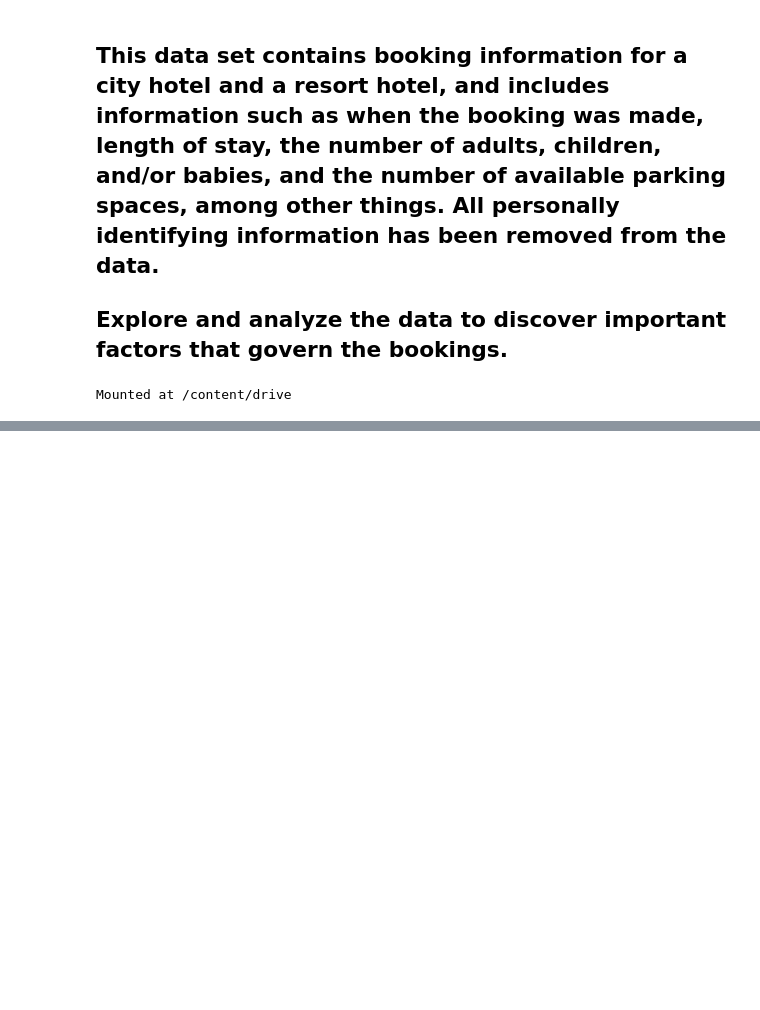
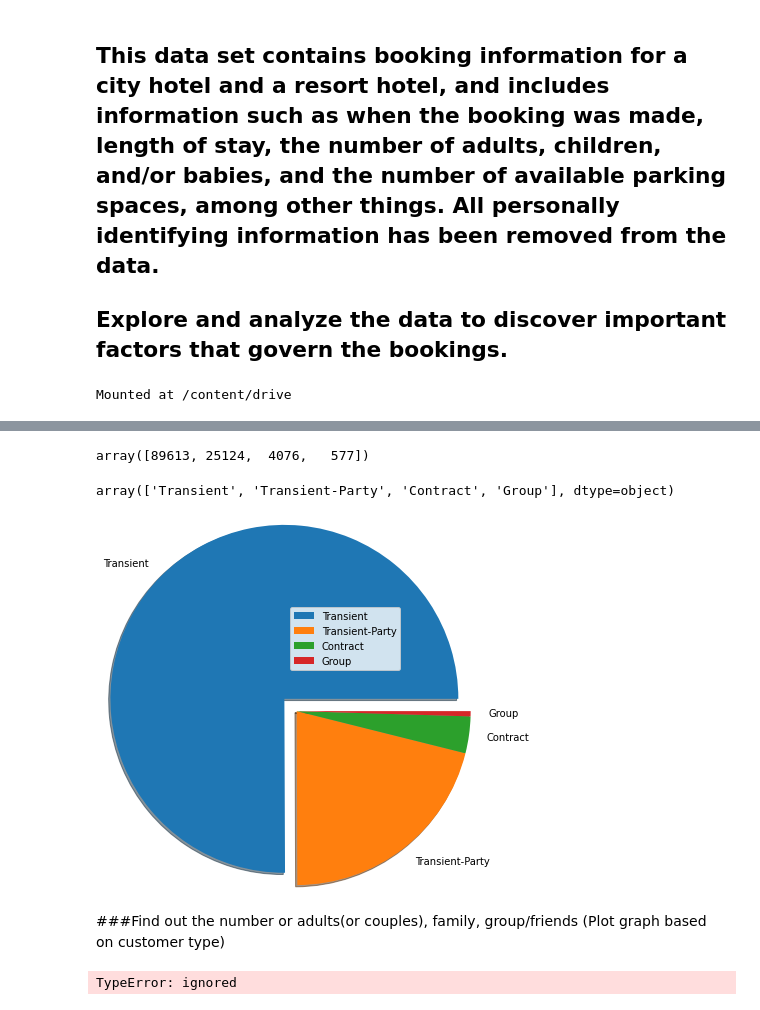
Before and after one commit to smkmohsin/hotel-booking-data-analysis, a Jupyter notebook: Hotel_Booking_Analysis_Sheikh_Mohsin_Kader.ipynb, the cells around one changed output, grey strips where cells are left out. Saved outputs shown, nothing was run; the diff lists cells and outputs as text; code cells hidden in the pictures; blank space fills up the shorter version.

```diff
--- a/Hotel_Booking_Analysis_Sheikh_Mohsin_Kader.ipynb
+++ b/Hotel_Booking_Analysis_Sheikh_Mohsin_Kader.ipynb
@@ -20,3 +147,6 @@ booking_df = pd.read_csv(filepath + 'Hotel Bookings.csv')
+# %%
+#drop company column
+booking_df.drop('company', axis=1, inplace=True)
 # %%
 booking_df.info()
 # %% [output]
@@ -60,0 +206,3 @@ booking_df.head()
+# %%
+customer_type_df = booking_df['customer_type'].value_counts().reset_index().rename(columns={'index':'customer_type', 'customer_type': 'count'})
+customer_type_df
@@ -60,0 +215,27 @@ booking_df.head()
+# %%
+# extracting number of customer type
+cust_count_values = customer_type_df['count'].values
+cust_count_values
+# %% [output]
+array([89613, 25124,  4076,   577])
+# %%
+# extracting customer type for labelling
+cust_type_labels = customer_type_df['customer_type'].values
+cust_type_labels
+# %% [output]
+array(['Transient', 'Transient-Party', 'Contract', 'Group'], dtype=object)
+# %%
+#Ploting pie plot
+myexplode = [0.2, 0, 0, 0]
+plt.pie(cust_count_values, labels = cust_type_labels, radius = 2, explode = myexplode, shadow = True)
+plt.legend()
+plt.show()
+# %% [output]
+[figure, added]
+# %% [markdown]
+###Find out the number or adults(or couples), family, group/friends (Plot graph based on customer type)
+# %%
+df_grouped_by_cust_type = booking_df[booking_df.groupby('customer_type')]['adults', 'children', 'babies']
+df_grouped_by_cust_type
+# %% [output]
+TypeError: ignored
```
Also changed, not shown: parts of 23 cells of this notebook.
